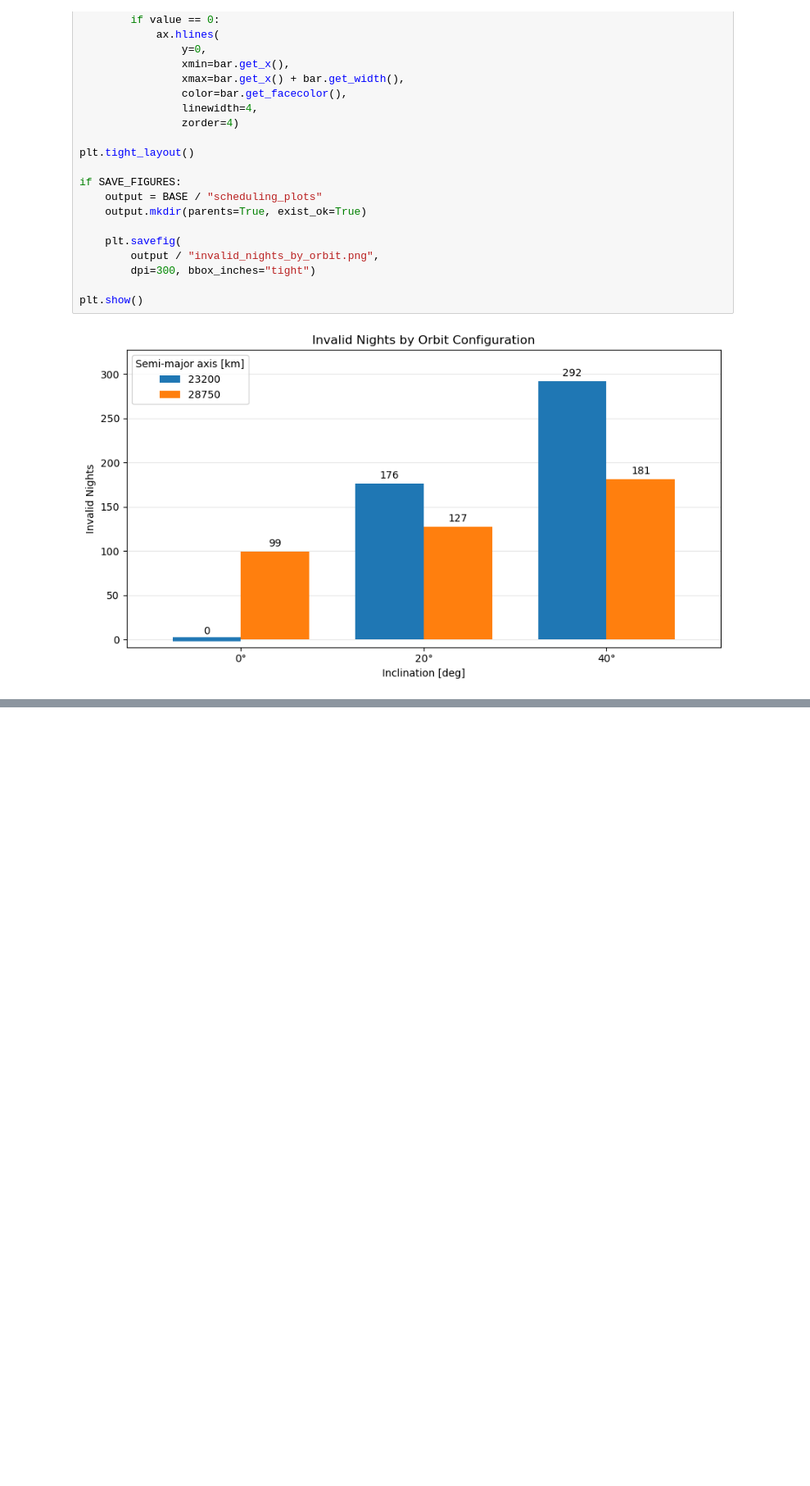
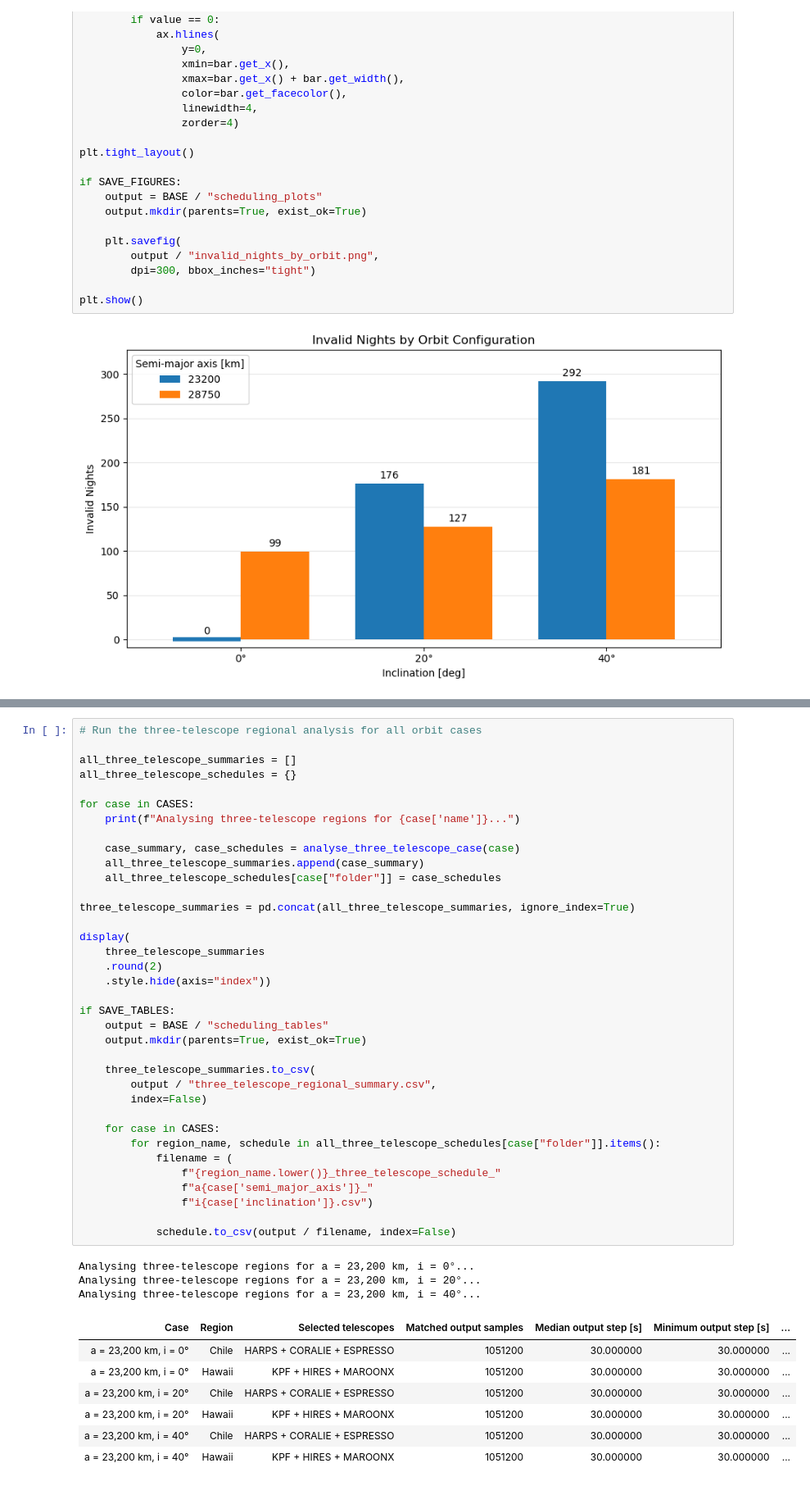
Before and after one commit to pscleo/NuAncestor, a Jupyter notebook: FreeFlyer/scheduling.ipynb, the cells around one changed output, grey strips where cells are left out. Shown at 82% size. Saved outputs shown, nothing was run; the diff lists cells and outputs as text; blank space fills up the shorter version.

```diff
--- a/FreeFlyer/scheduling.ipynb
+++ b/FreeFlyer/scheduling.ipynb
@@ -1003,0 +1331,47 @@ plt.show()
+# %%
+# Run the three-telescope regional analysis for all orbit cases
+
+all_three_telescope_summaries = []
+all_three_telescope_schedules = {}
+
+for case in CASES:
+    print(f"Analysing three-telescope regions for {case['name']}...")
+
+    case_summary, case_schedules = analyse_three_telescope_case(case)
+    all_three_telescope_summaries.append(case_summary)
+    all_three_telescope_schedules[case["folder"]] = case_schedules
+
+three_telescope_summaries = pd.concat(all_three_telescope_summaries, ignore_index=True)
+
+display(
+    three_telescope_summaries
+    .round(2)
+    .style.hide(axis="index"))
+
+if SAVE_TABLES:
+    output = BASE / "scheduling_tables"
+    output.mkdir(parents=True, exist_ok=True)
+
+    three_telescope_summaries.to_csv(
+        output / "three_telescope_regional_summary.csv",
+        index=False)
+
+    for case in CASES:
+        for region_name, schedule in all_three_telescope_schedules[case["folder"]].items():
+            filename = (
+                f"{region_name.lower()}_three_telescope_schedule_"
+                f"a{case['semi_major_axis']}_"
+                f"i{case['inclination']}.csv")
+
+            schedule.to_csv(output / filename, index=False)
+# %% [output]
+Analysing three-telescope regions for a = 23,200 km, i = 0°...
+Analysing three-telescope regions for a = 23,200 km, i = 20°...
+Analysing three-telescope regions for a = 23,200 km, i = 40°...
+| Case | Region | Selected telescopes | Matched output samples | Median output step [s] | Minimum output step [s] | ... |
+| a = 23,200 km, i = 0° | Chile | HARPS + CORALIE + ESPRESSO | 1051200 | 30.000000 | 30.000000 | ... |
+| a = 23,200 km, i = 0° | Hawaii | KPF + HIRES + MAROONX | 1051200 | 30.000000 | 30.000000 | ... |
+| a = 23,200 km, i = 20° | Chile | HARPS + CORALIE + ESPRESSO | 1051200 | 30.000000 | 30.000000 | ... |
+| a = 23,200 km, i = 20° | Hawaii | KPF + HIRES + MAROONX | 1051200 | 30.000000 | 30.000000 | ... |
+| a = 23,200 km, i = 40° | Chile | HARPS + CORALIE + ESPRESSO | 1051200 | 30.000000 | 30.000000 | ... |
+| a = 23,200 km, i = 40° | Hawaii | KPF + HIRES + MAROONX | 1051200 | 30.000000 | 30.000000 | ... |
```
Also changed, not shown: parts of 12 cells of this notebook, 5 other files.
